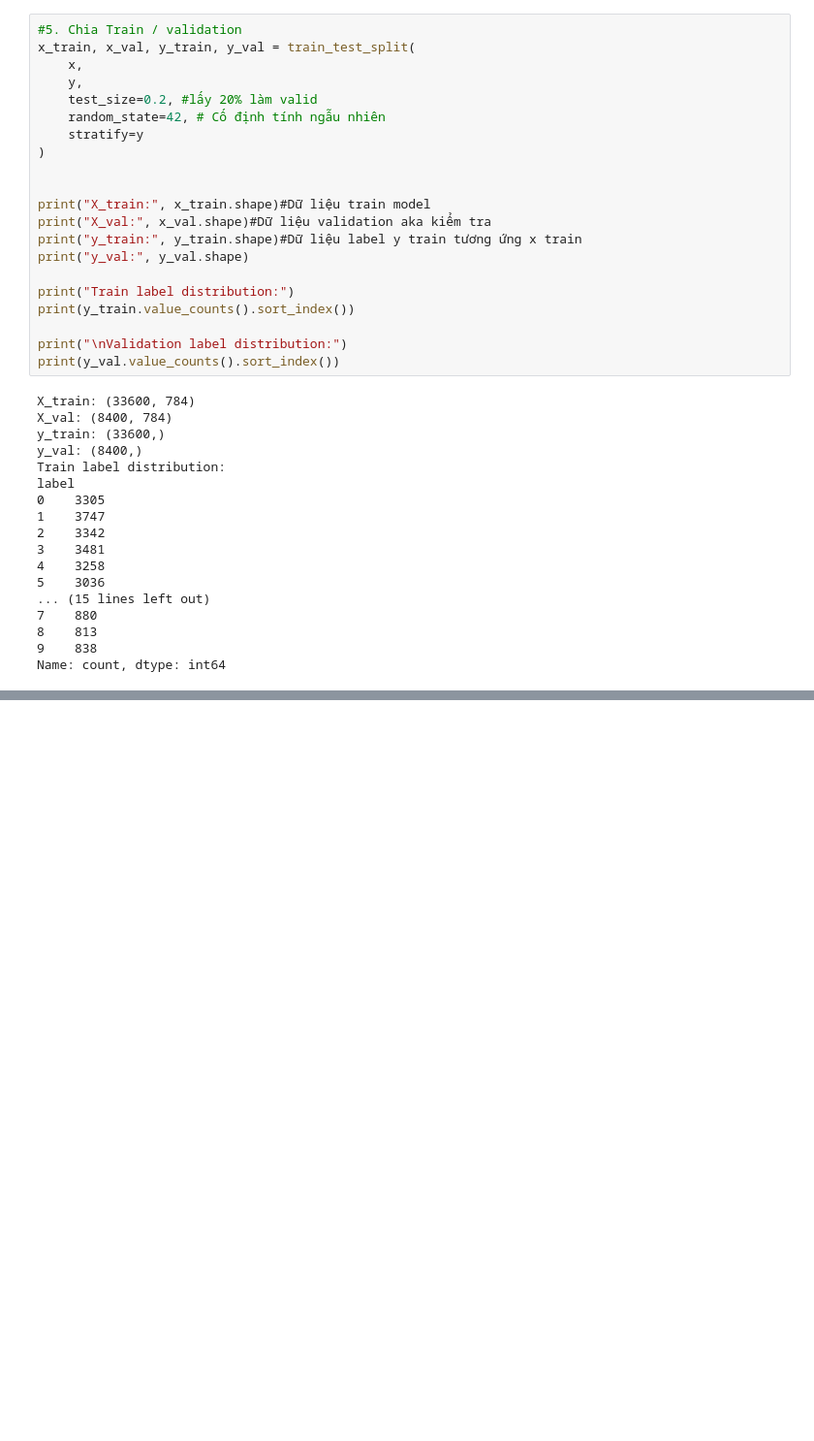
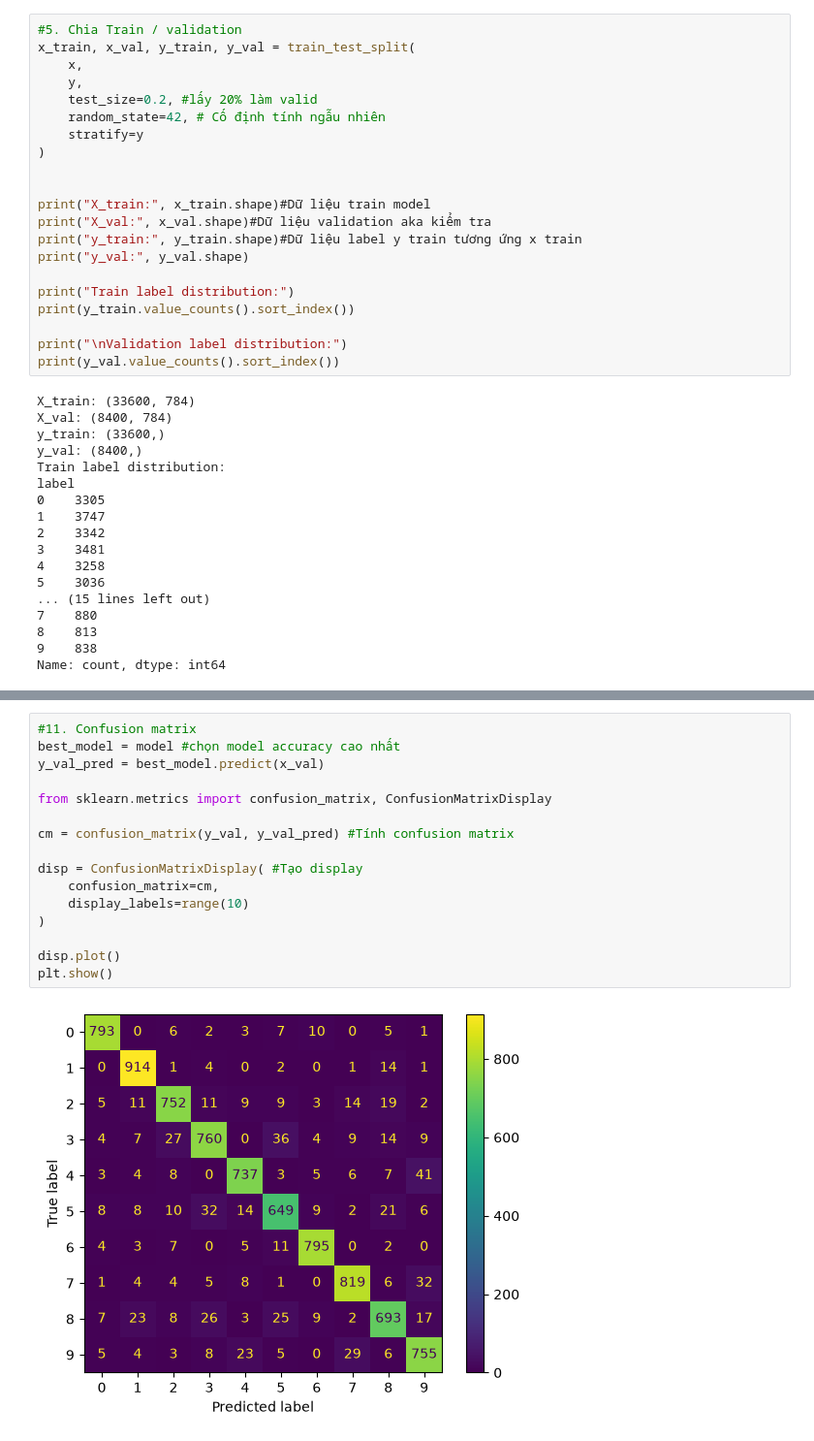
Before and after one commit to NoFoundShadow/AI-Kaggle, a Jupyter notebook: notebooks/01_eda.ipynb, the cells around one changed output, grey strips where cells are left out. Shown at 97% size. Drawn from its saved outputs; the diff is of its cells as text; blank space fills up the shorter version.

Commit message:
Confusion matrix và nhận xét

```diff
--- a/notebooks/01_eda.ipynb
+++ b/notebooks/01_eda.ipynb
@@ -262,0 +244,18 @@ NameError: name 'train_accuracy_complex' is not defined
+# %%
+#11. Confusion matrix
+best_model = model #chọn model accuracy cao nhất
+y_val_pred = best_model.predict(x_val)
+
+from sklearn.metrics import confusion_matrix, ConfusionMatrixDisplay
+
+cm = confusion_matrix(y_val, y_val_pred) #Tính confusion matrix
+
+disp = ConfusionMatrixDisplay( #Tạo display
+    confusion_matrix=cm,
+    display_labels=range(10)
+)
+
+disp.plot()
+plt.show()
+# %% [output]
+[figure, added]
```
Also changed, not shown: parts of 12 cells of this notebook.
